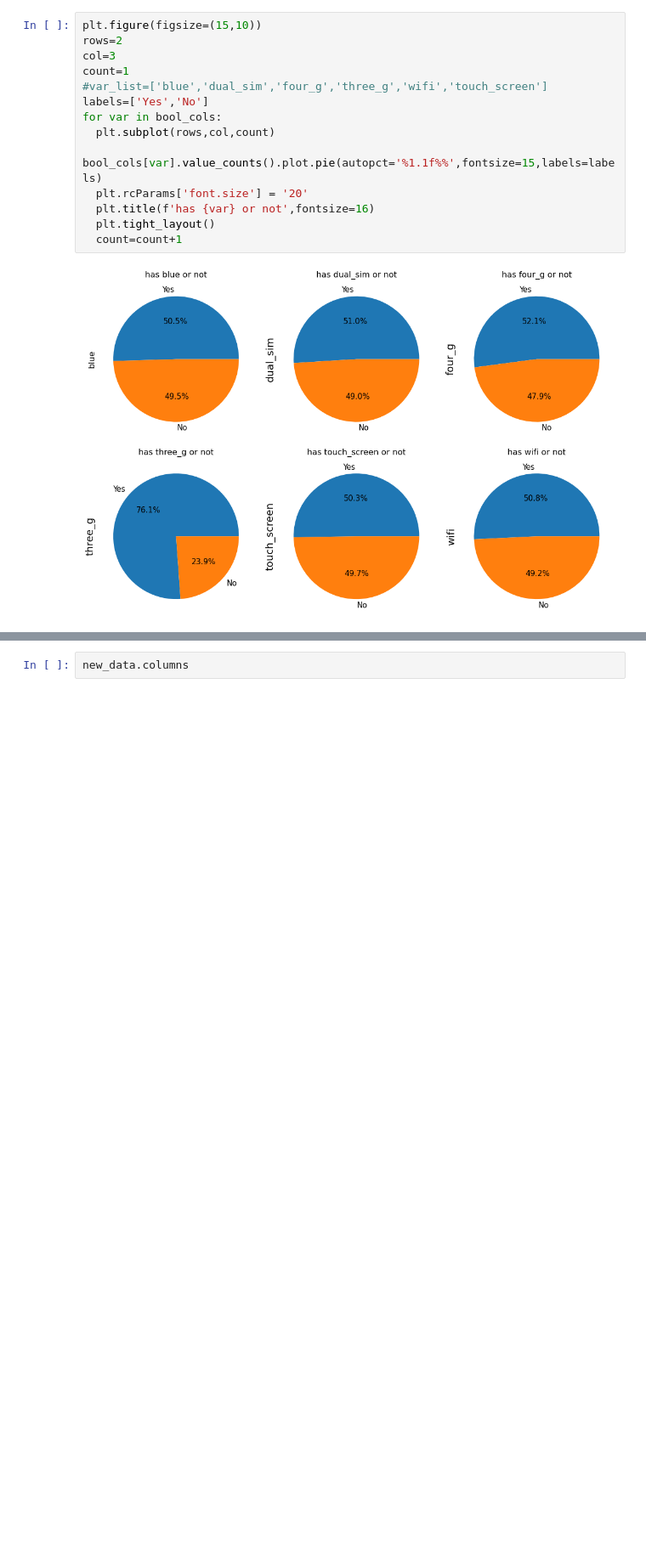
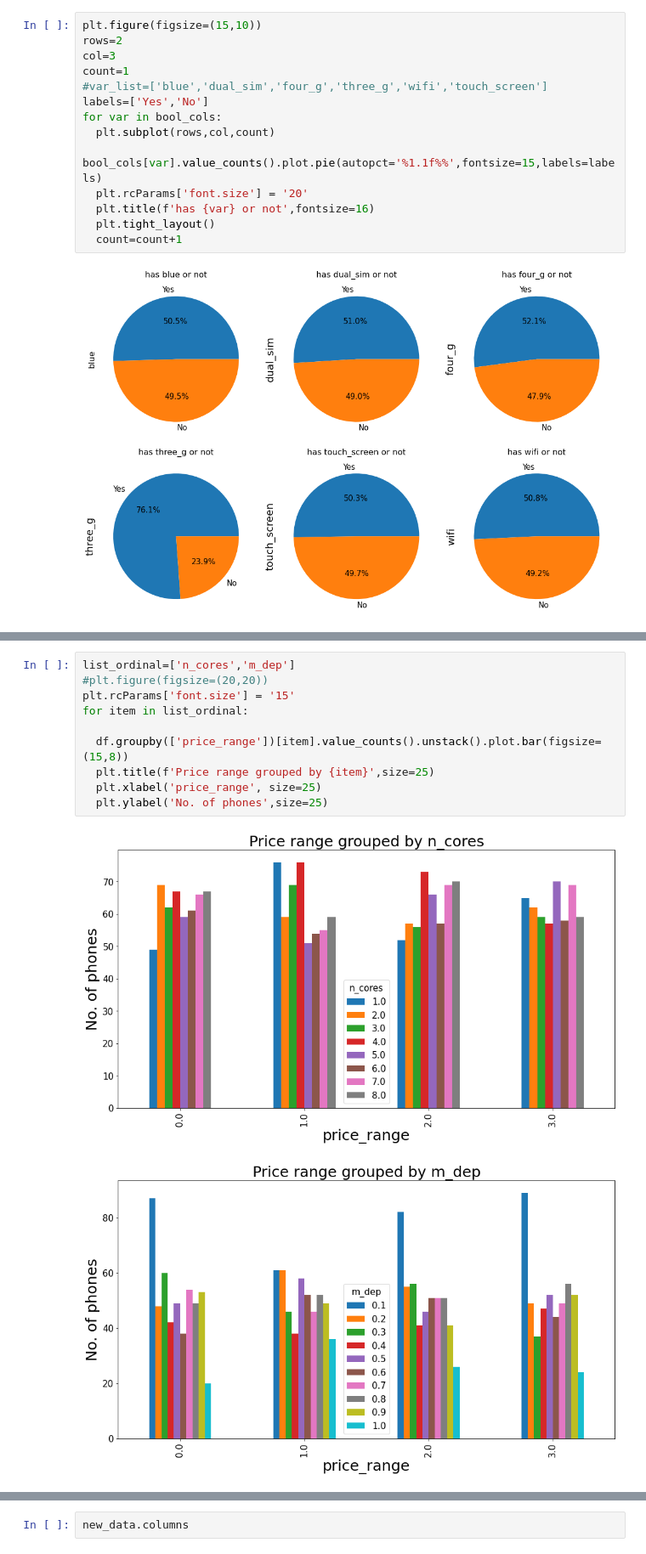
Before and after one commit to iamnaveenk/capstone_project-3-classification-, a Jupyter notebook: mobile_price_range_prediction.ipynb, the cells around one changed output, grey strips where cells are left out. Shown at 85% size. Drawn from its saved outputs; the diff is of its cells as text; blank space fills up the shorter version.

```diff
--- a/mobile_price_range_prediction.ipynb
+++ b/mobile_price_range_prediction.ipynb
@@ -372,0 +410,13 @@ for var in bool_cols:
+# %%
+list_ordinal=['n_cores','m_dep']
+#plt.figure(figsize=(20,20))
+plt.rcParams['font.size'] = '15'
+for item in list_ordinal:
+
+  df.groupby(['price_range'])[item].value_counts().unstack().plot.bar(figsize=(15,8))
+  plt.title(f'Price range grouped by {item}',size=25)
+  plt.xlabel('price_range', size=25)
+  plt.ylabel('No. of phones',size=25)
+# %% [output]
+[figure, added]
+[figure, added]
```
Also changed, not shown: parts of 25 cells of this notebook.
